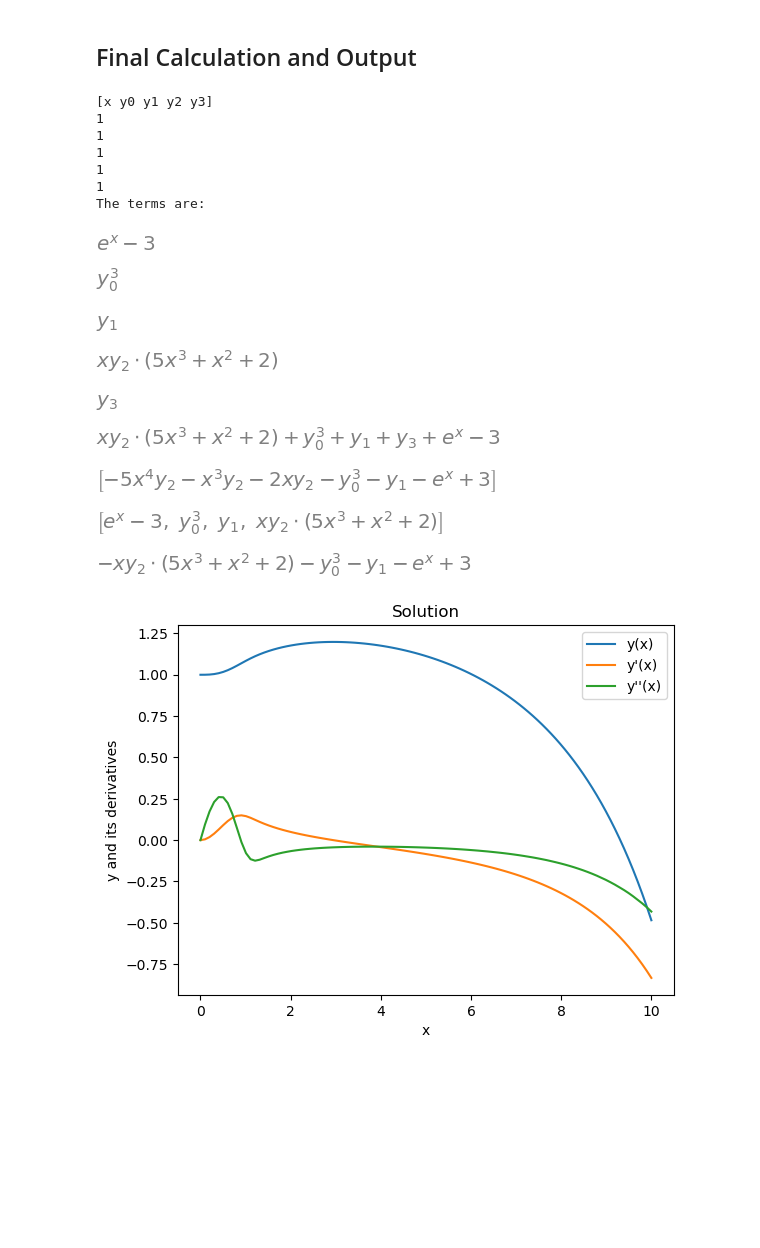
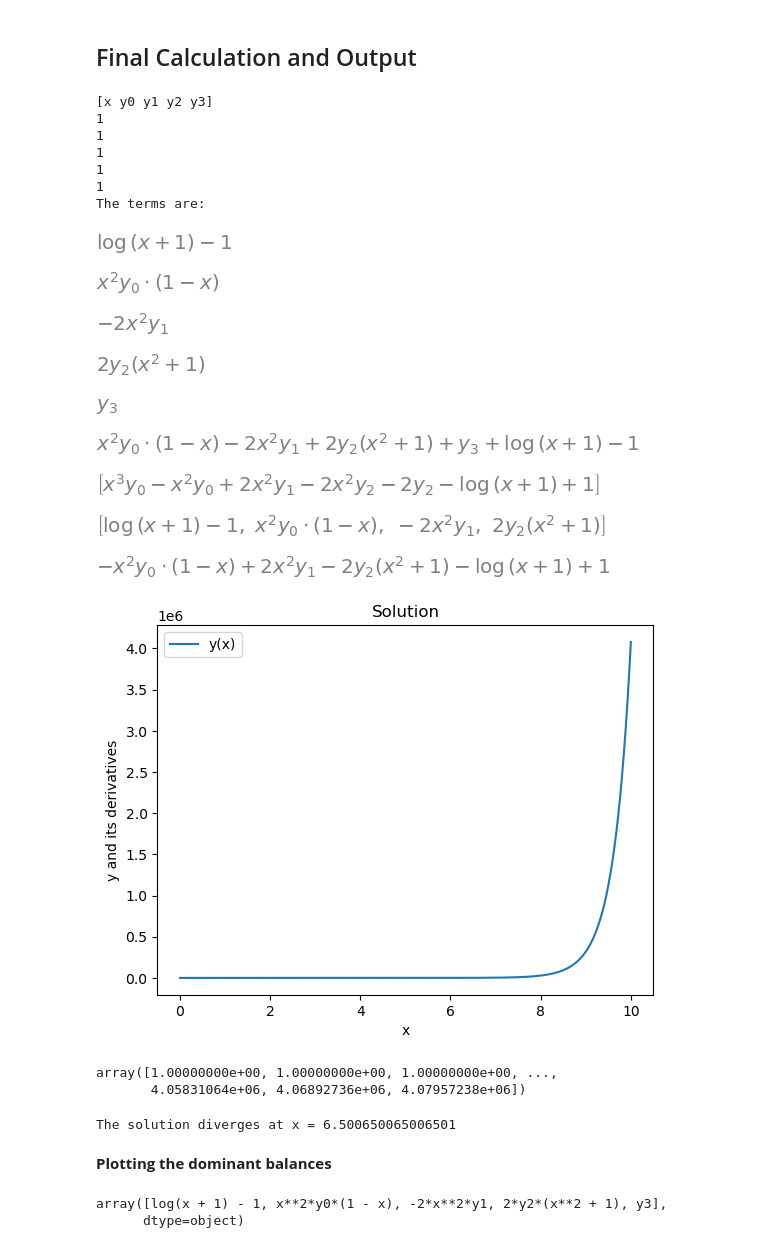
Before and after one commit to kayliehausknecht/AM201-Dataset, a Jupyter notebook: Code/new_ODE_solver.ipynb, the cells around one changed output. Cells and saved outputs as stored; diff of their text form; code cells hidden in the pictures; blank space fills up the shorter version.

```diff
--- a/Code/new_ODE_solver.ipynb
+++ b/Code/new_ODE_solver.ipynb
@@ -211,8 +212,8 @@ def create_subterm (y_term, cdf, iteration, max_it, const_prob):
 
     # New Feature: Raise y, y', or y'' to a positive power
     if y_term in [y_terms[1], y_terms[2], y_terms[3]]:
-        if rand.random() < 2/3:  # the probability of raising to a power
-            power = rand.randint(1, 4)  # positive power between 1 and 4
+        if rand.random() < 0.5:  # the probability of raising to a power
+            power = rand.randint(1, 3)  # positive power between 1 and 4
             subterm = y_term ** power
         else:
             subterm = generate_random_sympy_polynomial() * y_term
@@ -304,63 +305,95 @@ for i in range(len(terms)):
 1
 1
 The terms are:
-[figure, old version]
+[figure, new version]
-[figure, old version]
+[figure, new version]
-[figure, old version]
+[figure, new version]
-[figure, old version]
+[figure, new version]
 [figure]
 # %%
 sum(terms)
 # %% [output]
-[figure, old version]
+[figure, new version]
 # %%
 # Define y3 from y_terms
 y3 = y_terms[4]
 solve(sum(terms),y3, evaluate=False)
 # %% [output]
-[figure, old version]
+[figure, new version]
 # %%
 new_terms = terms.tolist()
 new_terms.remove(y3)
 new_terms
 # %% [output]
-[figure, old version]
+[figure, new version]
 # %%
 y3 = -sum(new_terms)
 # %%
 y3
 # %% [output]
-[figure, old version]
+[figure, new version]
 # %%
 from sympy import symbols, diff, exp
+from scipy.integrate import solve_ivp
 
 x = symbols('x')
 y0, y1, y2 = symbols('y0 y1 y2')
 
 from sympy.utilities.lambdify import lambdify
 
 # Lambdify the y3 expression so it can be used as a function
 y3_func = lambdify((x, y0, y1, y2), y3)
 
 # Define the system of first-order ODEs using y3 directly
 def system_of_odes_with_y3(x, y):
     y0, y1, y2 = y
     # Use y3 as a function
     dy2_dx = y3_func(x, y0, y1, y2)
     return [y1, y2, dy2_dx]
 
 initial_conditions = [1, 0, 0]  # placeholder initial conditions
+x_range = (0, 10)
+X = np.linspace(x_range[0], x_range[1], 10000)
+
 
 # Solve the system of ODEs
-solution_with_y3 = solve_ivp(system_of_odes_with_y3, x_range, initial_conditions, t_eval=np.linspace(x_range[0], x_range[1], 100))
+solution_with_y3 = solve_ivp(system_of_odes_with_y3, x_range, initial_conditions, t_eval=X)
 
 plt.plot(solution_with_y3.t, solution_with_y3.y[0], label='y(x)')
-plt.plot(solution_with_y3.t, solution_with_y3.y[1], label="y'(x)")
-plt.plot(solution_with_y3.t, solution_with_y3.y[2], label="y''(x)")
+# plt.plot(solution_with_y3.t, solution_with_y3.y[1], label="y'(x)")
+# plt.plot(solution_with_y3.t, solution_with_y3.y[2], label="y''(x)")
 plt.legend()
 plt.xlabel('x')
 plt.ylabel('y and its derivatives')
 plt.title('Solution')
 plt.show()
 # %% [output]
-[figure, old version]
+[figure, new version]
+# %%
+solution_with_y3.y[0]
+# %% [output]
+array([1.00000000e+00, 1.00000000e+00, 1.00000000e+00, ...,
+       4.05831064e+06, 4.06892736e+06, 4.07957238e+06])
+# %%
+def find_divergence_x_value(solution, component_index=0, threshold=1e3):
+    y_values = solution.y[component_index]
+    for i, y in enumerate(y_values):
+        if abs(y) > threshold:
+            return solution.t[i]
+    return None  # Return None if the solution does not diverge within the given range
+
+# Example usage:
+divergence_x = find_divergence_x_value(solution_with_y3, component_index=0)
+if divergence_x is not None:
+    print(f"The solution diverges at x = {divergence_x}")
+else:
+    print("The solution does not diverge within the given range")
+# %% [output]
+The solution diverges at x = 6.500650065006501
+# %% [markdown]
+**Plotting the dominant balances**
+# %%
+terms
+# %% [output]
+array([log(x + 1) - 1, x**2*y0*(1 - x), -2*x**2*y1, 2*y2*(x**2 + 1), y3],
+      dtype=object)
```
Also changed, not shown: parts of 6 cells of this notebook.
